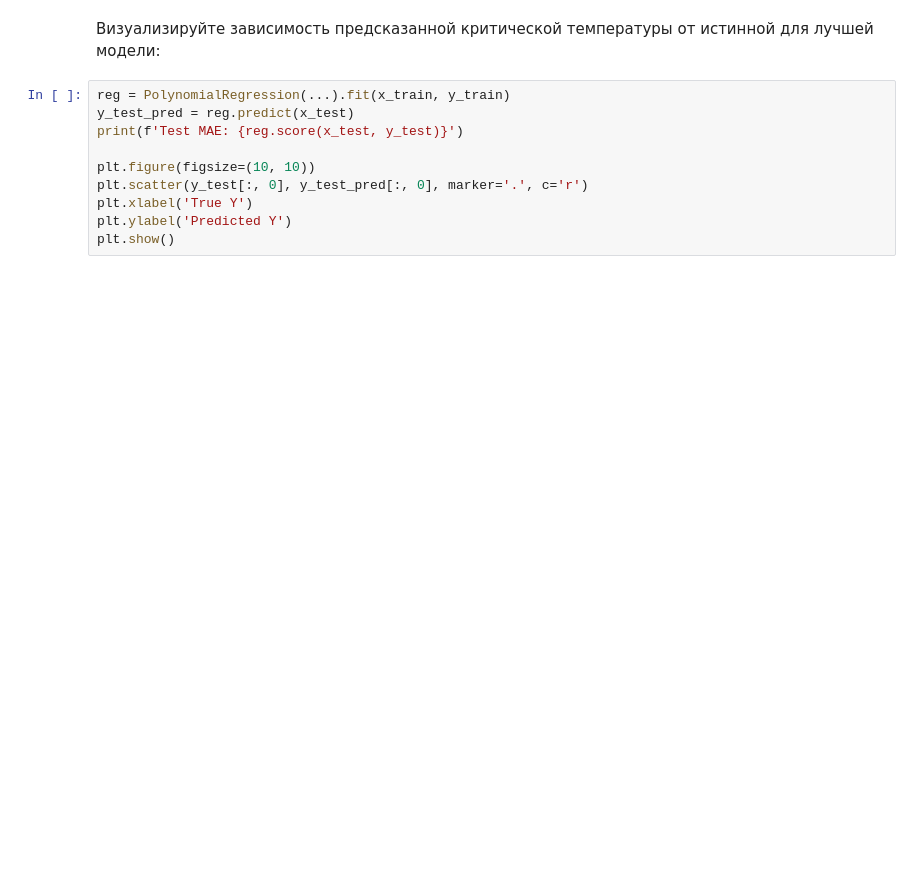
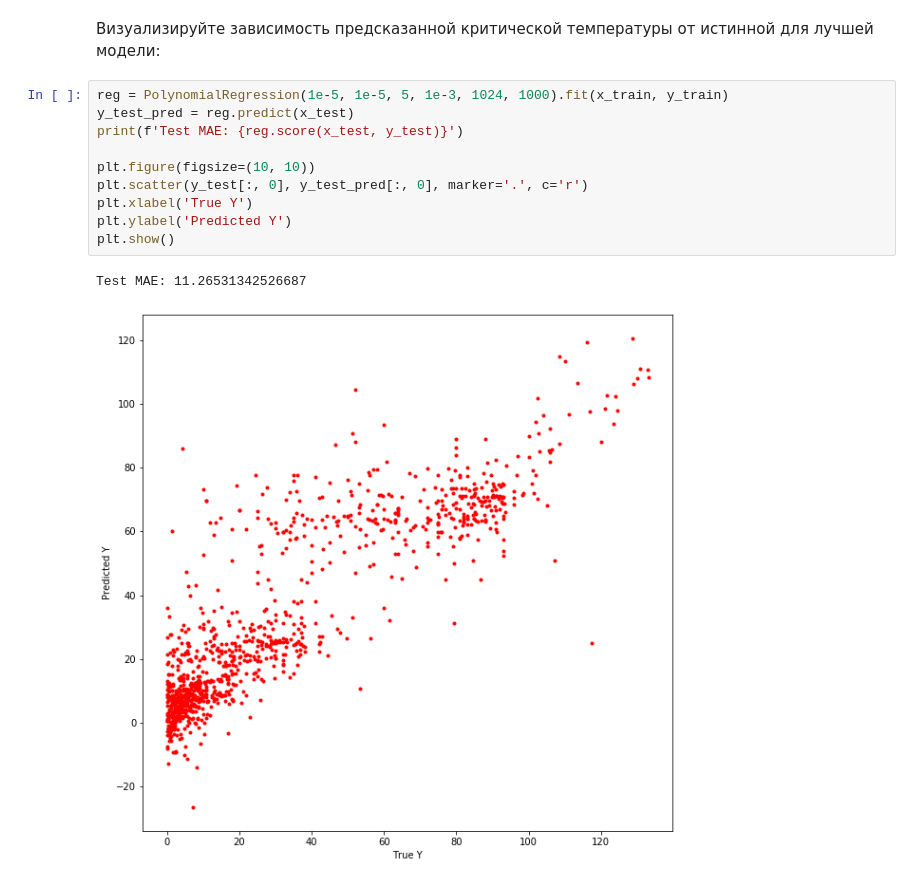
Before and after one commit to KHYehor/MachineLearning, a Jupyter notebook: lab2/Lab 2.ipynb, the cells around one changed output. Cells and saved outputs as stored; diff of their text form; blank space fills up the shorter version.

```diff
--- a/lab2/Lab 2.ipynb
+++ b/lab2/Lab 2.ipynb
@@ -206,12 +236,15 @@ plt.show()
 # %% [markdown]
 Визуализируйте зависимость предсказанной критической температуры от истинной для лучшей модели:
 # %%
-reg = PolynomialRegression(...).fit(x_train, y_train)
+reg = PolynomialRegression(1e-5, 1e-5, 5, 1e-3, 1024, 1000).fit(x_train, y_train)
 y_test_pred = reg.predict(x_test)
 print(f'Test MAE: {reg.score(x_test, y_test)}')
 
 plt.figure(figsize=(10, 10))
 plt.scatter(y_test[:, 0], y_test_pred[:, 0], marker='.', c='r')
 plt.xlabel('True Y')
 plt.ylabel('Predicted Y')
 plt.show()
+# %% [output]
+Test MAE: 11.26531342526687
+[figure, added]
```
Also changed, not shown: parts of 6 cells of this notebook, 1 other file.
